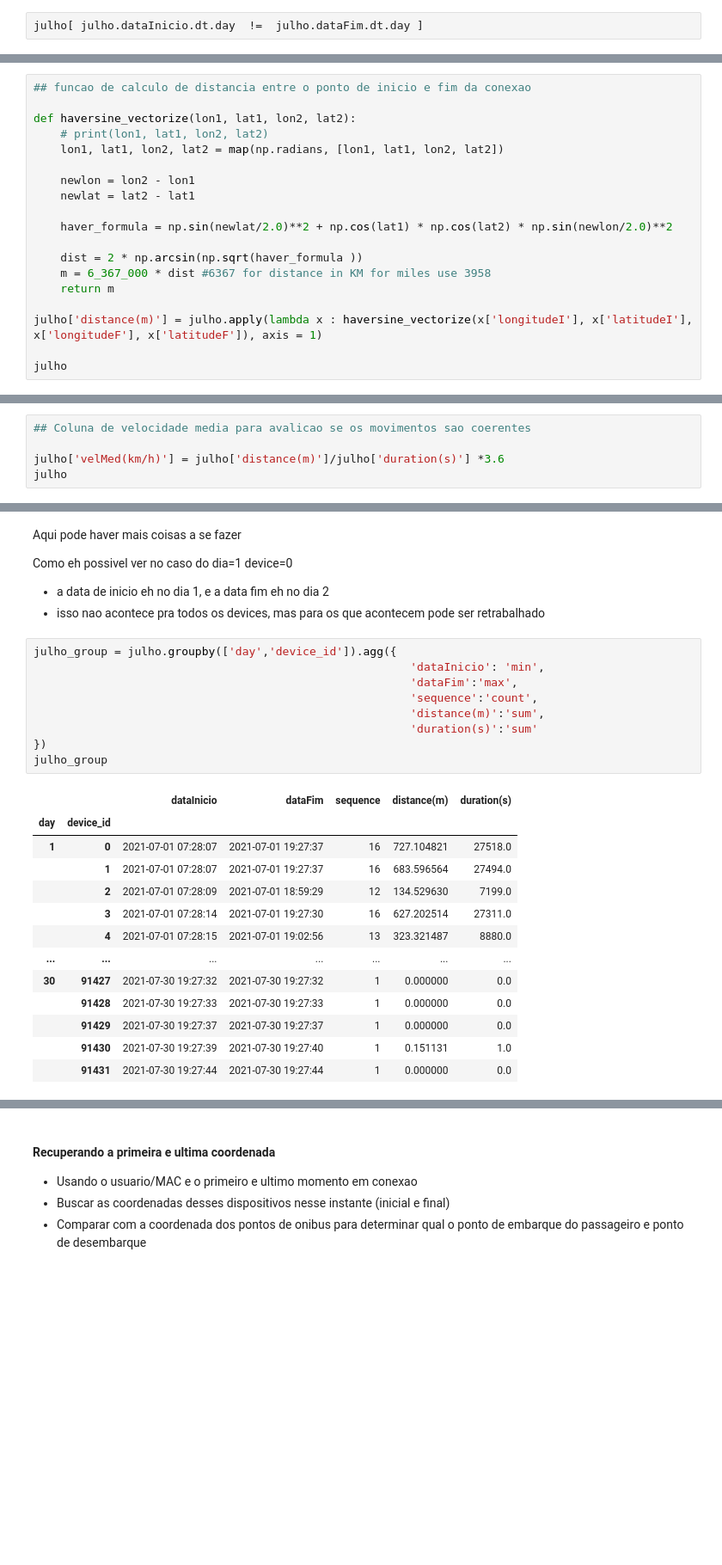
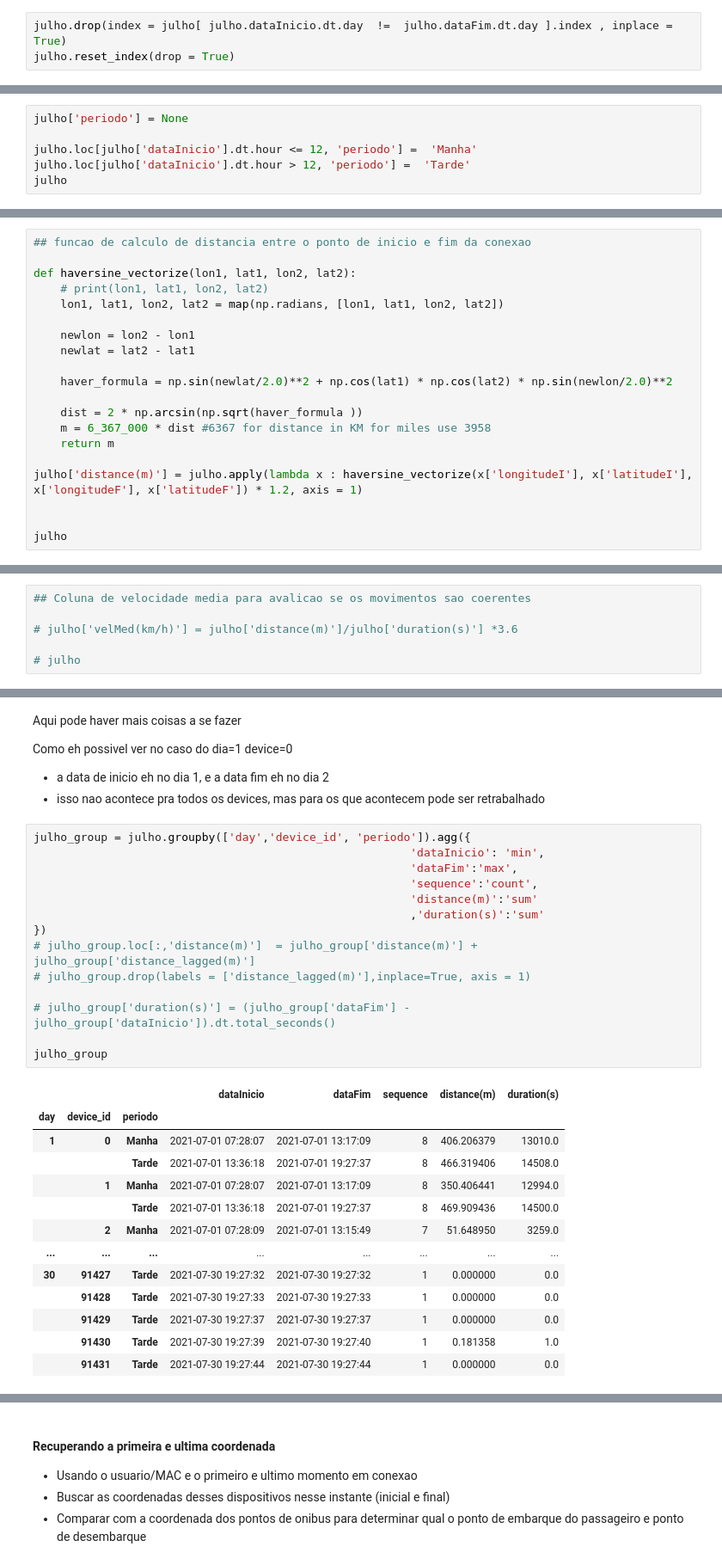
Before and after one commit to guilistocco/TCC_TABELA_DE_HORARIOS, a Jupyter notebook: seleciona passageiros JULHO.ipynb, the cells around one changed output, grey strips where cells are left out. Shown: that part at 86% size. Drawn from its saved outputs; the diff is of its cells as text; blank space fills up the shorter version.

```diff
--- a/seleciona passageiros JULHO.ipynb
+++ b/seleciona passageiros JULHO.ipynb
@@ -73,4 +73,5 @@ Try using .loc[row_indexer,col_indexer] = value instead
 See the caveats in the documentation: https://pandas.pydata.org/pandas-docs/stable/user_guide/indexing.html#returning-a-view-versus-a-copy
   julho['day'] = julho.dataInicio.dt.day
 # %%
-julho[ julho.dataInicio.dt.day  !=  julho.dataFim.dt.day ]
+julho.drop(index = julho[ julho.dataInicio.dt.day  !=  julho.dataFim.dt.day ].index , inplace = True)
+julho.reset_index(drop = True)
@@ -140,0 +160,6 @@ See the caveats in the documentation: https://pandas.pydata.org/pandas-docs/stab
+# %%
+julho['periodo'] = None
+
+julho.loc[julho['dataInicio'].dt.hour <= 12, 'periodo'] =  'Manha'
+julho.loc[julho['dataInicio'].dt.hour > 12, 'periodo'] =  'Tarde'
+julho
@@ -164,7 +213,8 @@ def haversine_vectorize(lon1, lat1, lon2, lat2):
     m = 6_367_000 * dist #6367 for distance in KM for miles use 3958
     return m
 
-julho['distance(m)'] = julho.apply(lambda x : haversine_vectorize(x['longitudeI'], x['latitudeI'], x['longitudeF'], x['latitudeF']), axis = 1)
+julho['distance(m)'] = julho.apply(lambda x : haversine_vectorize(x['longitudeI'], x['latitudeI'], x['longitudeF'], x['latitudeF']) * 1.2, axis = 1)
+
 
 julho
 # %% [output]
@@ -189,5 +239,6 @@ See the caveats in the documentation: https://pandas.pydata.org/pandas-docs/stab
 # %%
 ## Coluna de velocidade media para avalicao se os movimentos sao coerentes
 
-julho['velMed(km/h)'] = julho['distance(m)']/julho['duration(s)'] *3.6
-julho
+# julho['velMed(km/h)'] = julho['distance(m)']/julho['duration(s)'] *3.6
+
+# julho
@@ -214,25 +276,30 @@ Como eh possivel ver no caso do dia=1 device=0
  - a data de inicio eh no dia 1, e a data fim eh no dia 2
  - isso nao acontece pra todos os devices, mas para os que acontecem pode ser retrabalhado
 # %%
-julho_group = julho.groupby(['day','device_id']).agg({
+julho_group = julho.groupby(['day','device_id', 'periodo']).agg({
                                                         'dataInicio': 'min',
                                                         'dataFim':'max',
                                                         'sequence':'count',
-                                                        'distance(m)':'sum',
-                                                        'duration(s)':'sum'
+                                                        'distance(m)':'sum'
+                                                        ,'duration(s)':'sum'
 })
+# julho_group.loc[:,'distance(m)']  = julho_group['distance(m)'] + julho_group['distance_lagged(m)']
+# julho_group.drop(labels = ['distance_lagged(m)'],inplace=True, axis = 1)
+
+# julho_group['duration(s)'] = (julho_group['dataFim'] - julho_group['dataInicio']).dt.total_seconds()
+
 julho_group
 # %% [output]
-|  |  | dataInicio | dataFim | sequence | distance(m) | duration(s) |
-| day | device_id |  |  |  |  |  |
-| 1 | 0 | 2021-07-01 07:28:07 | 2021-07-01 19:27:37 | 16 | 727.104821 | 27518.0 |
-|  | 1 | 2021-07-01 07:28:07 | 2021-07-01 19:27:37 | 16 | 683.596564 | 27494.0 |
-|  | 2 | 2021-07-01 07:28:09 | 2021-07-01 18:59:29 | 12 | 134.529630 | 7199.0 |
-|  | 3 | 2021-07-01 07:28:14 | 2021-07-01 19:27:30 | 16 | 627.202514 | 27311.0 |
-|  | 4 | 2021-07-01 07:28:15 | 2021-07-01 19:02:56 | 13 | 323.321487 | 8880.0 |
-| ... | ... | ... | ... | ... | ... | ... |
-| 30 | 91427 | 2021-07-30 19:27:32 | 2021-07-30 19:27:32 | 1 | 0.000000 | 0.0 |
-|  | 91428 | 2021-07-30 19:27:33 | 2021-07-30 19:27:33 | 1 | 0.000000 | 0.0 |
-|  | 91429 | 2021-07-30 19:27:37 | 2021-07-30 19:27:37 | 1 | 0.000000 | 0.0 |
-|  | 91430 | 2021-07-30 19:27:39 | 2021-07-30 19:27:40 | 1 | 0.151131 | 1.0 |
-|  | 91431 | 2021-07-30 19:27:44 | 2021-07-30 19:27:44 | 1 | 0.000000 | 0.0 |
+|  |  |  | dataInicio | dataFim | sequence | distance(m) | duration(s) |
+| day | device_id | periodo |  |  |  |  |  |
+| 1 | 0 | Manha | 2021-07-01 07:28:07 | 2021-07-01 13:17:09 | 8 | 406.206379 | 13010.0 |
+|  |  | Tarde | 2021-07-01 13:36:18 | 2021-07-01 19:27:37 | 8 | 466.319406 | 14508.0 |
+|  | 1 | Manha | 2021-07-01 07:28:07 | 2021-07-01 13:17:09 | 8 | 350.406441 | 12994.0 |
+|  |  | Tarde | 2021-07-01 13:36:18 | 2021-07-01 19:27:37 | 8 | 469.909436 | 14500.0 |
+|  | 2 | Manha | 2021-07-01 07:28:09 | 2021-07-01 13:15:49 | 7 | 51.648950 | 3259.0 |
+| ... | ... | ... | ... | ... | ... | ... | ... |
+| 30 | 91427 | Tarde | 2021-07-30 19:27:32 | 2021-07-30 19:27:32 | 1 | 0.000000 | 0.0 |
+|  | 91428 | Tarde | 2021-07-30 19:27:33 | 2021-07-30 19:27:33 | 1 | 0.000000 | 0.0 |
+|  | 91429 | Tarde | 2021-07-30 19:27:37 | 2021-07-30 19:27:37 | 1 | 0.000000 | 0.0 |
+|  | 91430 | Tarde | 2021-07-30 19:27:39 | 2021-07-30 19:27:40 | 1 | 0.181358 | 1.0 |
+|  | 91431 | Tarde | 2021-07-30 19:27:44 | 2021-07-30 19:27:44 | 1 | 0.000000 | 0.0 |
```
Also changed, not shown: parts of 32 cells of this notebook, 5 other files.
